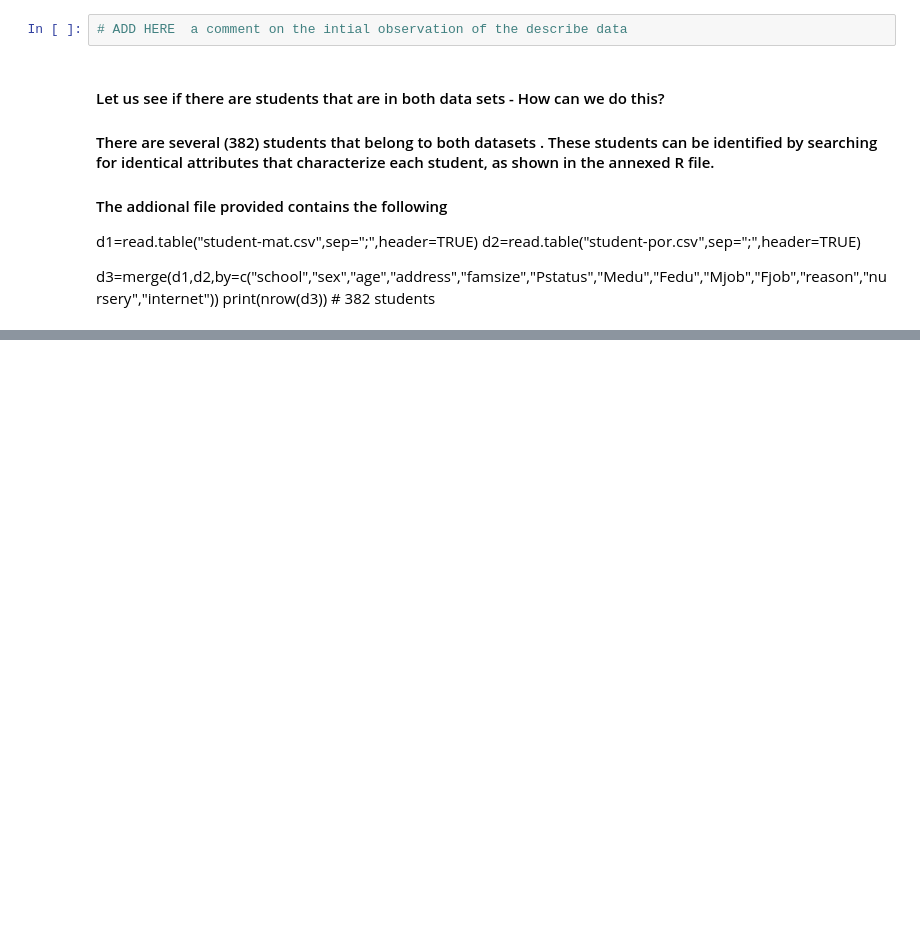
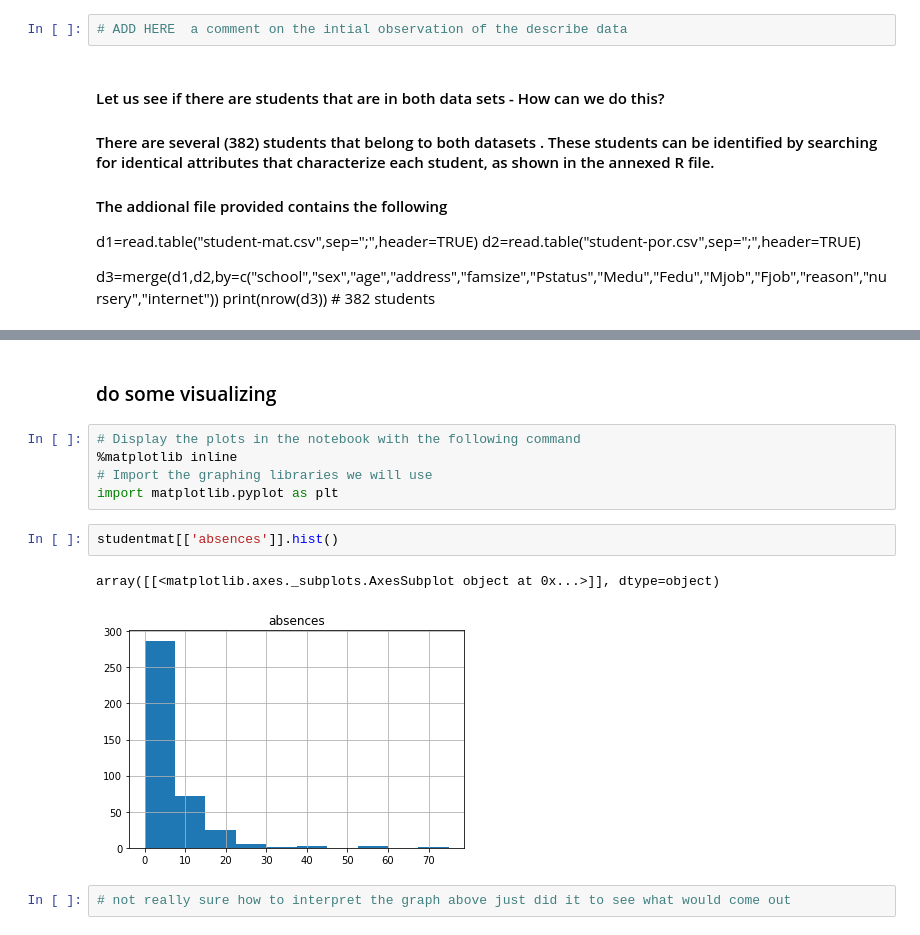
Before and after one commit to cfrandall2/CarolynProject, a Jupyter notebook: StudentGrades.ipynb, the cells around one changed output, grey strips where cells are left out. Cells and saved outputs as stored; diff of their text form; blank space fills up the shorter version.

```diff
--- a/StudentGrades.ipynb
+++ b/StudentGrades.ipynb
@@ -219,0 +267,14 @@ NameError: name 'merge' is not defined
+# %% [markdown]
+### do some visualizing
+# %%
+# Display the plots in the notebook with the following command
+%matplotlib inline
+# Import the graphing libraries we will use
+import matplotlib.pyplot as plt
+# %%
+studentmat[['absences']].hist()
+# %% [output]
+array([[<matplotlib.axes._subplots.AxesSubplot object at 0x...>]], dtype=object)
+[figure, added]
+# %%
+# not really sure how to interpret the graph above just did it to see what would come out
```
Also changed, not shown: parts of 14 cells of this notebook.
